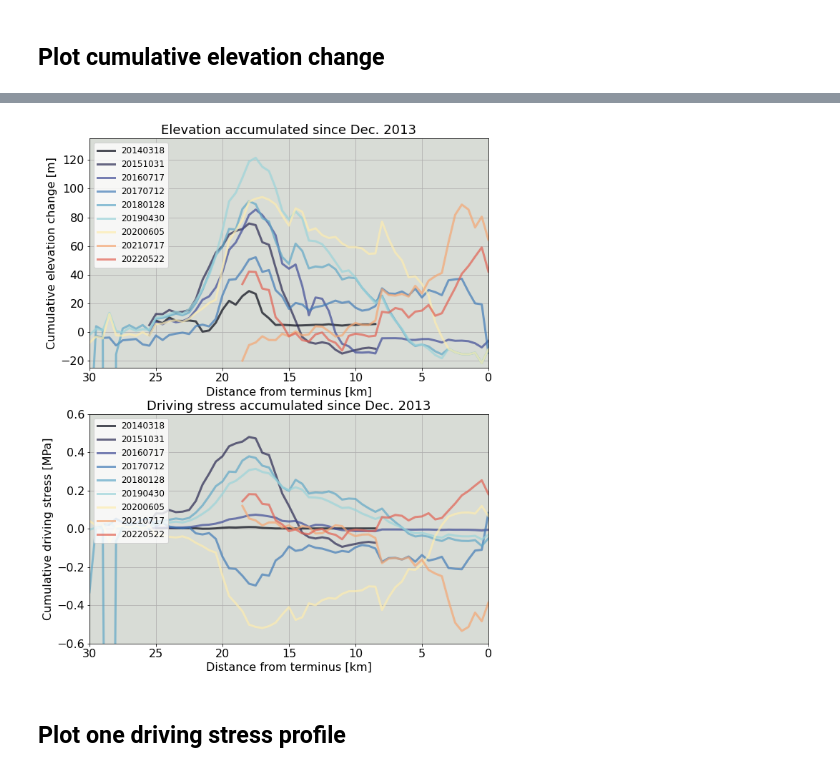
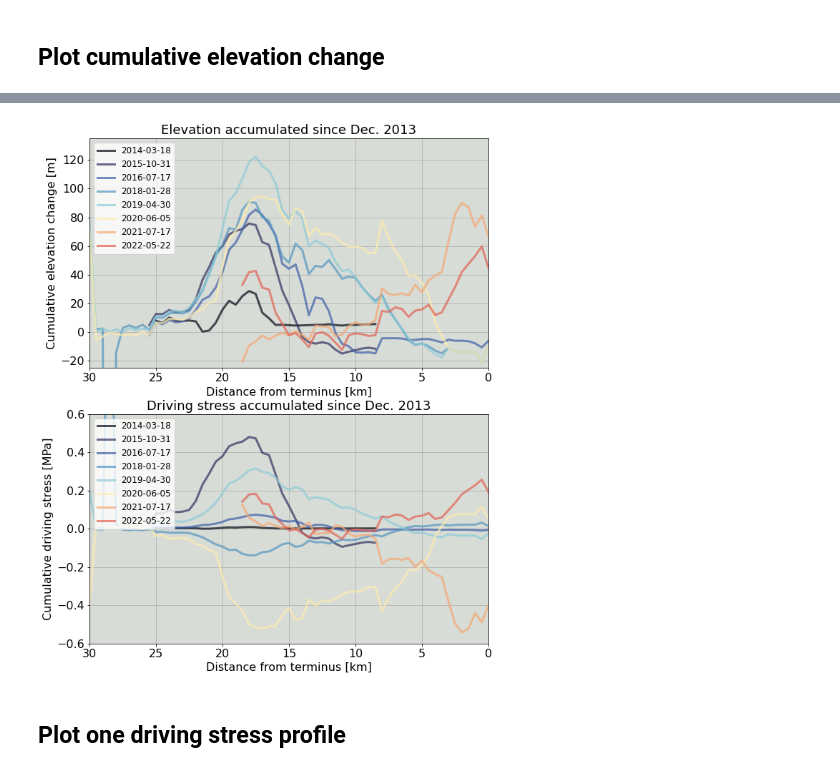
Before and after one commit to jukesliu/TG-surge, a Jupyter notebook: centerline_elevation_processing.ipynb, the cells around one changed output, grey strips where cells are left out. Drawn from its saved outputs; the diff is of its cells as text; code cells hidden in the pictures.

```diff
--- a/centerline_elevation_processing.ipynb
+++ b/centerline_elevation_processing.ipynb
@@ -360,18 +427,18 @@ ss_df
 | 11 | 2021-10-25 | 0.042447 |
 | 12 | 2022-05-22 | 0.043279 |
 # %%
-ds1s = ['20120826','20131207','20140318','20151031','20160717','20170712','20180128','20190430','20200605','20210717']
-ds2s = ['20131207','20140318','20151031','20160717','20170712','20180128','20190430','20200605','20210717','20220522']
+ds1s = ['20120826','20131207','20140318','20151031','20160717','20180122','20190430','20200605','20210717']
+ds2s = ['20131207','20140318','20151031','20160717','20180122','20190430','20200605','20210717','20220522']
 slope_changes = [0.041809 - 0.045472, # 2013-2012
                  0.042164 - 0.041809, # 2014-2013
                  0.049204 - 0.042164, # 2015-2014
                  0.050158 - 0.049204, # 2016-2015
-                 0.043842 - 0.050158, # 2017-2016
-                 0.048454 - 0.043842, # 2018-2017
+                 0.048454 - 0.050158, # 2018-2016
                  0.051320 - 0.048454, # 2019-2018
                  0.045190 - 0.051320, # 2020-2019
                  0.038512 - 0.045190, # 2021-2020
-                 0.043279 - 0.038512] # 2022-2021
+                 0.043279 - 0.038512, # 2022-2021
+                ]
 
 ss_td_df = pd.DataFrame(list(zip(ds1s, ds2s, slope_changes)),columns=['ds1','ds2','slope_change'])
 ss_td_df
@@ -574,2 +637,13 @@ plt.show()
 # %% [markdown]
 ## Plot cumulative elevation change
+# %%
+# grab the profiles in order
+filenames = []
+nofiles = 0 # number of files
+# for file in os.listdir(dem_diff_path+newfolder): # Sequential elevation differences
+for file in os.listdir(dem_outpath+'differenced/'): # Sequential elevation differences
+    if file.startswith('profile') and not file.endswith('cumulative.csv'):
+        filenames.append(file)
+        nofiles+=1
+filenames.sort()
+filenames
@@ -589,6 +672,6 @@ filenames
 # %%
 # quisecence only:
 # filenames = filenames[:-1]
-filenames = filenames[1:]
+filenames = filenames[2:]
 filenames
 # %% [output]
@@ -608,7 +774,7 @@ alpha = 0.7
 lw = 3
 # background_col='xkcd:pale grey'
 background_col='xkcd:light grey'
-colors_cold = cmocean.cm.ice(np.linspace(0,1,7))
+colors_cold = cmocean.cm.ice(np.linspace(0,1,6))
 colors_warm = cmocean.cm.matter(np.linspace(0,1,6))
 ax.set_xlim(30,0)
 
@@ -637,7 +803,7 @@ for filename in filenames:
     [pre, ds1, ds2] = filename.split('_') # grab dates
     ds2 = ds2[:-4] # cut off the .csv
     timeperiod = ds2
-    legends.append(timeperiod)
+    legends.append(timeperiod[0:4]+'-'+timeperiod[4:6]+'-'+timeperiod[6:8])
 
     # grab the slope change
     slope_change = float(ss_td_df[ss_td_df.ds1 == ds1].slope_change)
@@ -652,34 +818,34 @@ for filename in filenames:
     else:
         elev_diff = np.array(df.mean_elev_diff)
         if not (ds2.startswith('2021') or ds2.startswith('2022')):
             elev_diff[np.isnan(elev_diff)] = 0
         cumulative_elev_diff = cumulative_elev_diff + elev_diff
     max_driving_stress = np.nanmax(elev_diff*9.81*917);
     max_increase_driving_stress.append(max_driving_stress); ds1s.append(ds1); ds2s.append(ds2)
     nan_cumulative_elev = cumulative_elev_diff.copy() # copy the cumulative_elev_diff
     nan_cumulative_elev[cumulative_elev_diff == 0] = np.NaN
 #     ax.plot(df.dist_m/1000, cumulative_elev_diff, 'o-', color=colors[a])
 
     if ds2.startswith('202'): # surge
         ax.plot(df.dist_m/1000, nan_cumulative_elev, '-', color=colors_warm[a], linewidth=lw, alpha=alpha) #
         ax2.plot(df.dist_m/1000, nan_cumulative_elev*9.81*917*slope_change/10000, '-', linewidth=lw, color=colors_warm[a],alpha=alpha)
         a += 1
     elif ds1.startswith('2012'): # end of the last surge
         ax.plot(df.dist_m/1000, nan_cumulative_elev, '-', color='white') # # Elevation
     else:
         ax.plot(df.dist_m/1000, nan_cumulative_elev, '-', color=colors_cold[b], linewidth=lw, alpha=alpha)
         ax2.plot(df.dist_m/1000, nan_cumulative_elev*9.81*917*slope_change/10000, '-', linewidth=lw, color=colors_cold[b],alpha=alpha)
         b += 1
     c += 1
     ax.legend(legends, loc='upper left', ncol=1, fontsize=fs-4)
     ax2.legend(legends, loc='upper left', ncol=1, fontsize=fs-4)
 
     plt.savefig(dem_outpath+'figures/cumulative_dh_dstress_'+ds2+'.png', dpi=200)
 
 # fig.savefig(dem_outpath+'figures/cumulative_driving_stress_quiescence_wslope.png', dpi=200)
 plt.show()
 # %% [output]
-[figure, old version]
+[figure, new version]
 # %%
 # # driving stress
 # max_ds_df = pd.DataFrame(list(zip(ds1s, ds2s, max_increase_driving_stress)), columns=['ds1','ds2','max_increase_ds_kPa'])
```
Also changed, not shown: parts of 20 cells of this notebook, 4 other files.
